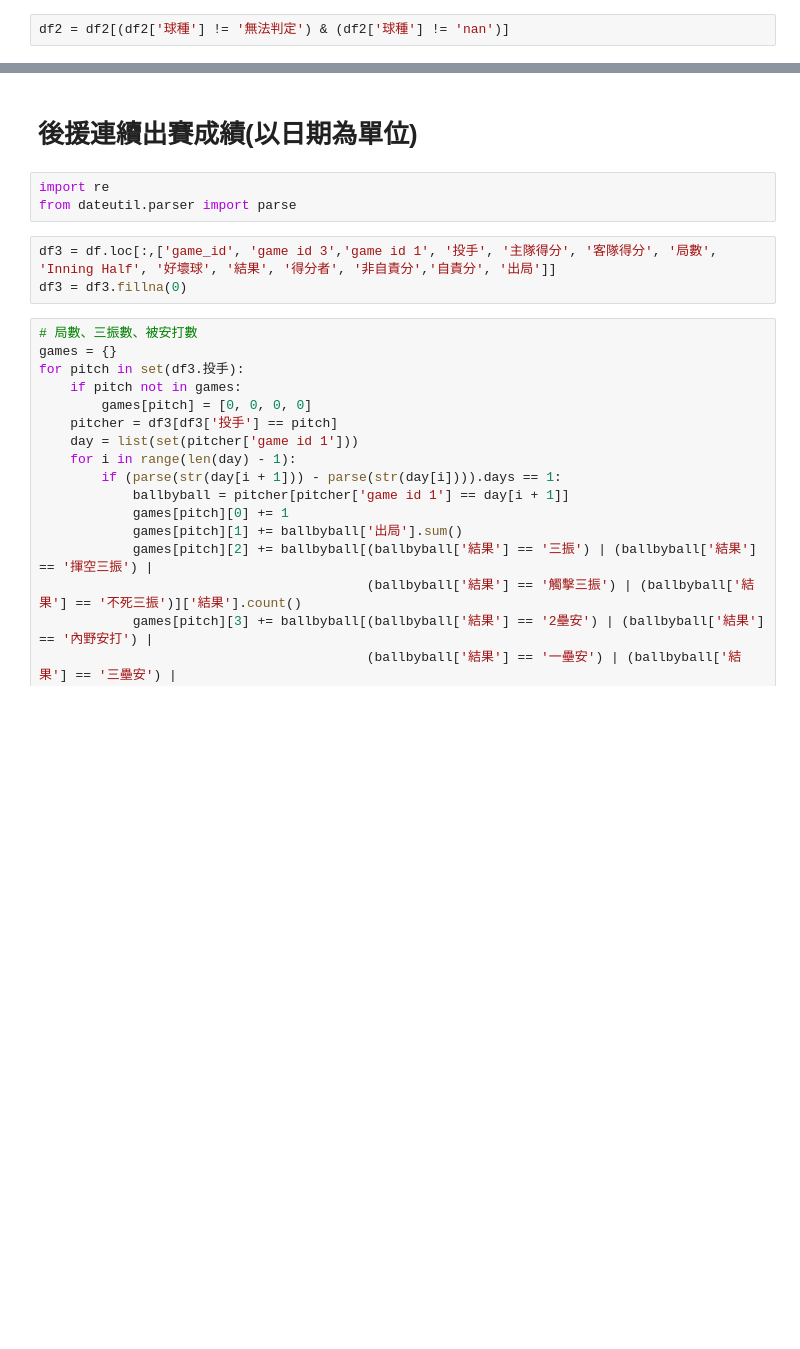
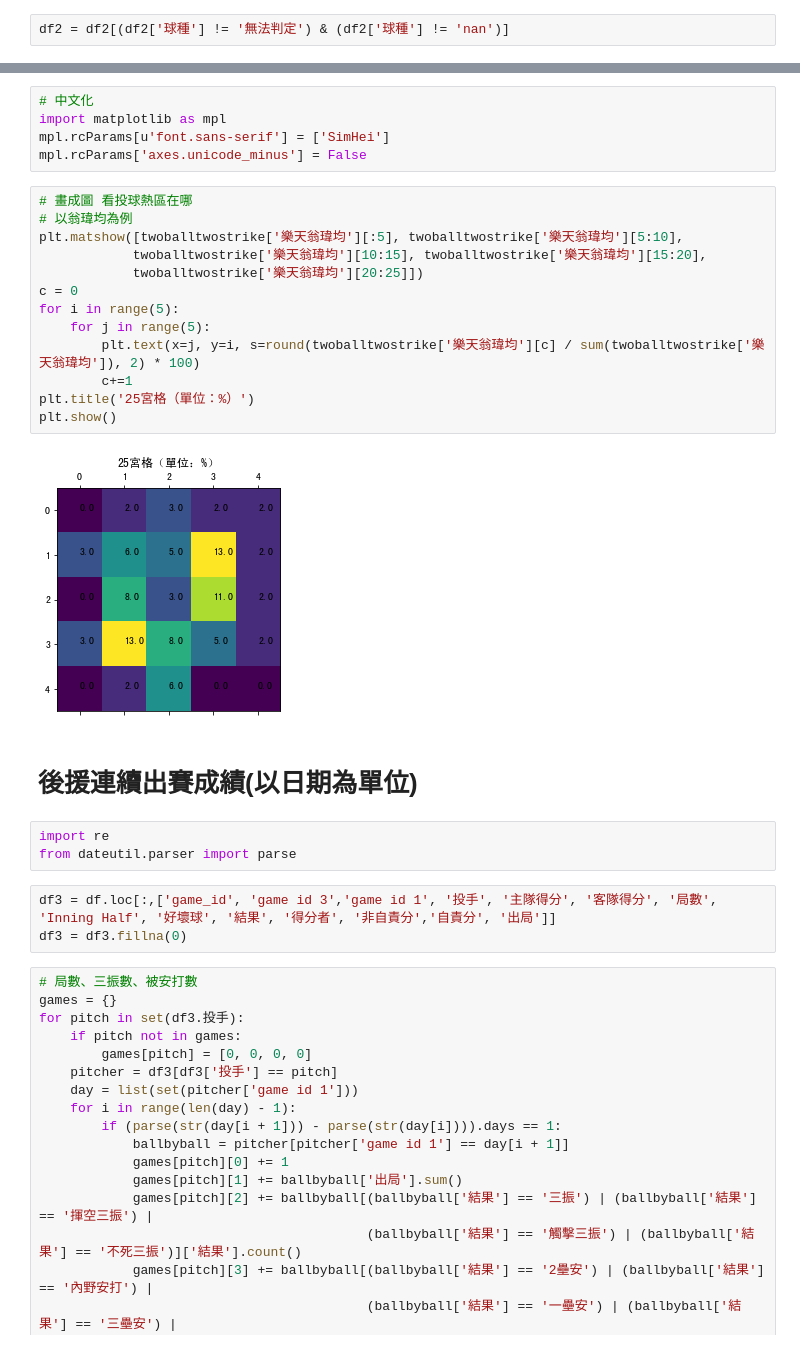
Before and after one commit to weilouis1119/cpbl, a Jupyter notebook: cpbl2020_pitcher.ipynb, the cells around one changed output, grey strips where cells are left out. Drawn from its saved outputs; the diff is of its cells as text; blank space fills up the shorter version.

```diff
--- a/cpbl2020_pitcher.ipynb
+++ b/cpbl2020_pitcher.ipynb
@@ -67,3 +106,23 @@ df2 = df2[(df2['球種'] != '無法判定') & (df2['球種'] != 'nan')]
+# %%
+# 中文化
+import matplotlib as mpl
+mpl.rcParams[u'font.sans-serif'] = ['SimHei']
+mpl.rcParams['axes.unicode_minus'] = False
+# %%
+# 畫成圖 看投球熱區在哪
+# 以翁瑋均為例
+plt.matshow([twoballtwostrike['樂天翁瑋均'][:5], twoballtwostrike['樂天翁瑋均'][5:10],
+            twoballtwostrike['樂天翁瑋均'][10:15], twoballtwostrike['樂天翁瑋均'][15:20],
+            twoballtwostrike['樂天翁瑋均'][20:25]])
+c = 0
+for i in range(5):
+    for j in range(5):
+        plt.text(x=j, y=i, s=round(twoballtwostrike['樂天翁瑋均'][c] / sum(twoballtwostrike['樂天翁瑋均']), 2) * 100)
+        c+=1
+plt.title('25宮格（單位：%）')
+plt.show()
+# %% [output]
+[figure, added]
 # %% [markdown]
 # 後援連續出賽成績(以日期為單位)
 # %%
```
Also changed, not shown: parts of 8 cells of this notebook.
